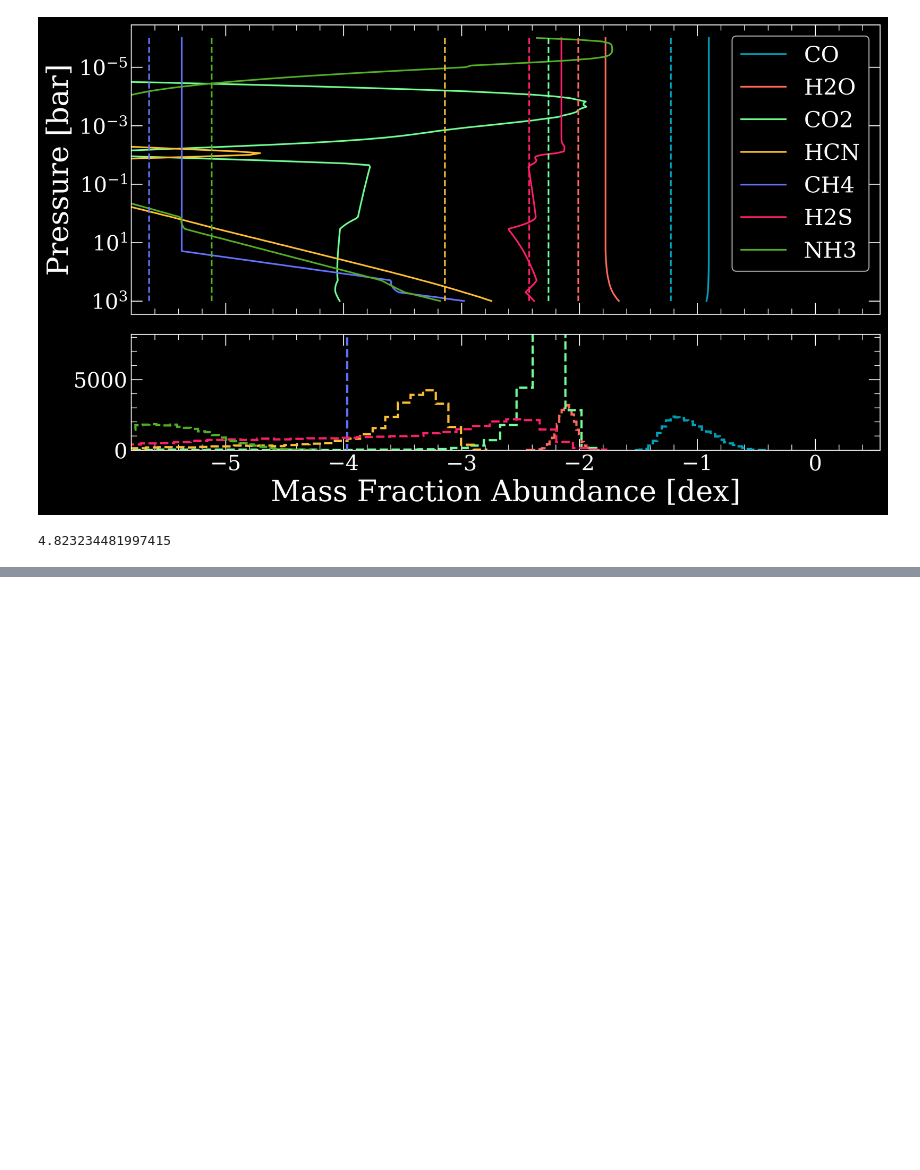
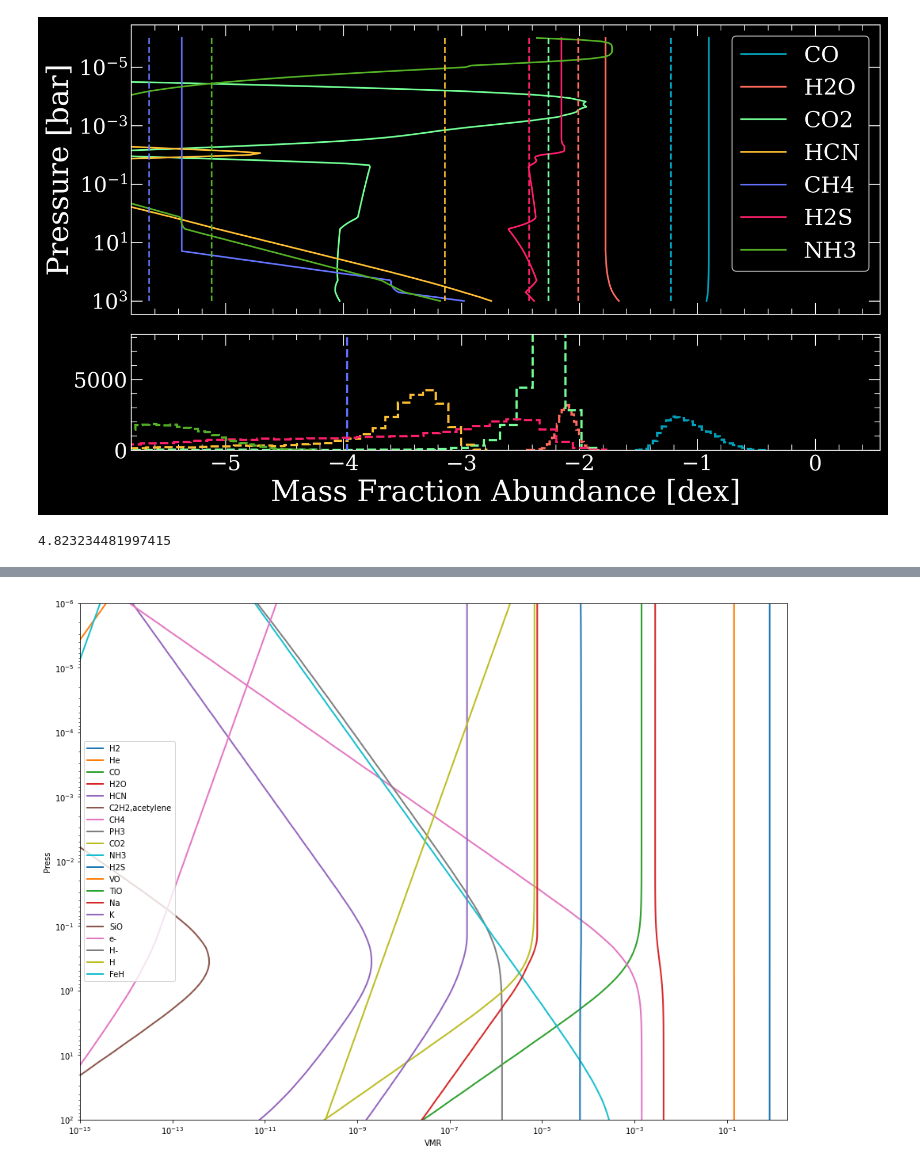
Before and after one commit to nenasedk/PhDNotebooks2, a Jupyter notebook: pRTChemistryPlotting.ipynb, the cells around one changed output, grey strips where cells are left out. Saved outputs shown, nothing was run; the diff lists cells and outputs as text; code cells hidden in the pictures; blank space fills up the shorter version.

```diff
--- a/pRTChemistryPlotting.ipynb
+++ b/pRTChemistryPlotting.ipynb
@@ -215,3 +225,10 @@ plt.savefig("HistChem_HR8799b_full_v3_b.png")
 print((10**ret_free.best_fit_params["CO_all_iso"].value)/np.mean(ab_de["CO_all_iso_R_500"]))
 # %% [output]
 4.823234481997415
+# %%
+pm_abunds = pm.interpol_abundances(0.3*np.ones(100), 0.5*np.ones(100), 1000*np.ones(100), np.logspace(-6,2,100))
+print(pm_abunds.keys())
+del pm_abunds['nabla_ad']
+nfracs = mass_to_number(pm_abunds)
+print(pm_abunds)
+#np.savez("WASP39b_pRTChemTest_co0.3_feh-0.5_1000K",nfracs)
@@ -217,0 +253,15 @@ print((10**ret_free.best_fit_params["CO_all_iso"].value)/np.mean(ab_de["CO_all_i
+# %%
+fig, ax = plt.subplots(figsize = (16,12))
+press = np.logspace(-6,2,100)
+for key, val in nfracs.items():
+    ax.plot(val,press, label = key, linewidth =2)
+ax.set_xlabel("VMR")
+ax.set_xscale('log')
+ax.set_ylabel("Press")
+ax.set_yscale('log')
+ax.set_ylim(1e2,1e-6)
+ax.set_xlim(1e-15,2)
+ax.legend()
+plt.savefig("plots/WASP39ChemCompsupersolarfeh.pdf")
+# %% [output]
+[figure, added]
```
Also changed, not shown: parts of 2 cells of this notebook, 4 other files.
